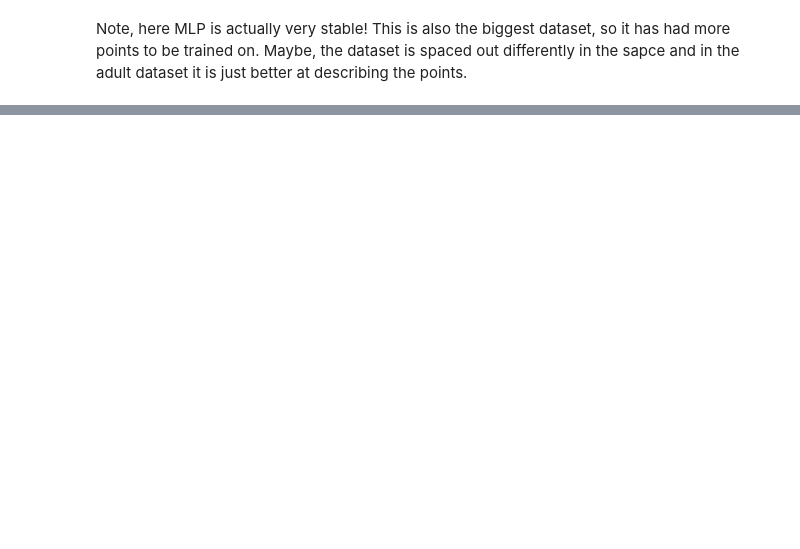
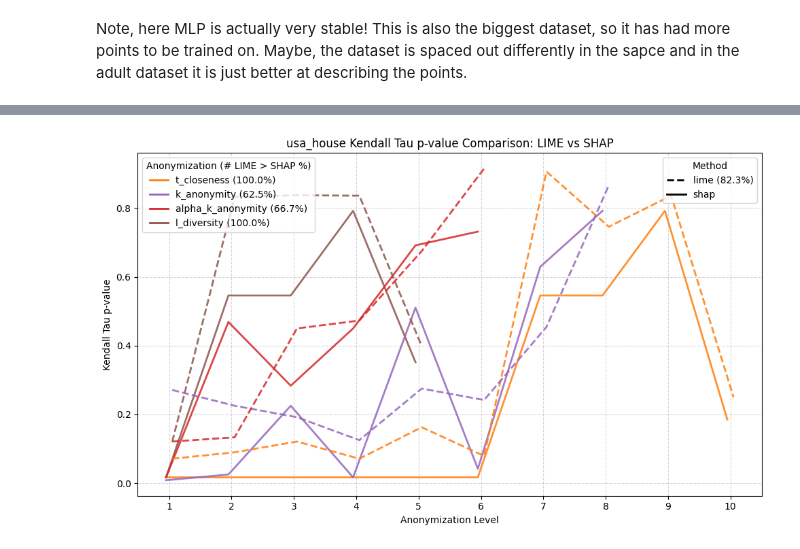
Before and after one commit to Zak9O/Masking-Effects-on-XAI-Techniques, a Jupyter notebook: notebooks/Comparison.ipynb, the cells around one changed output, grey strips where cells are left out. Saved outputs shown, nothing was run; the diff lists cells and outputs as text; code cells hidden in the pictures; blank space fills up the shorter version.

```diff
--- a/notebooks/Comparison.ipynb
+++ b/notebooks/Comparison.ipynb
@@ -148,0 +163,6 @@ Note, here MLP is actually very stable! This is also the biggest dataset, so it
+# %%
+pl.plot_consistency(
+    "usa_house"
+)
+# %% [output]
+[figure, added]
```
Also changed, not shown: parts of 8 cells of this notebook.
